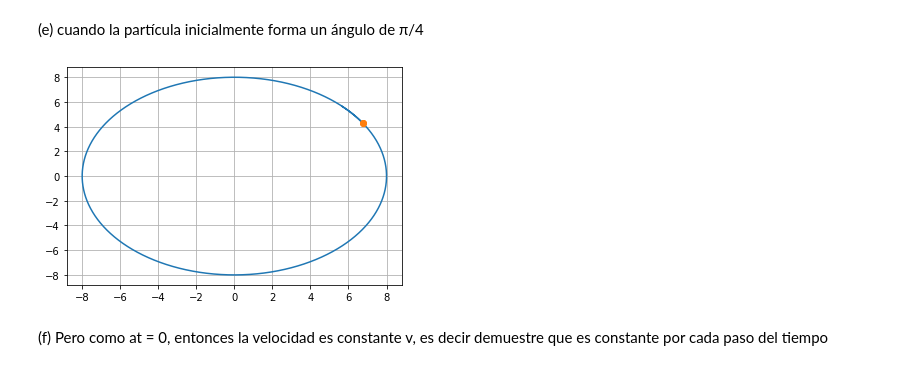
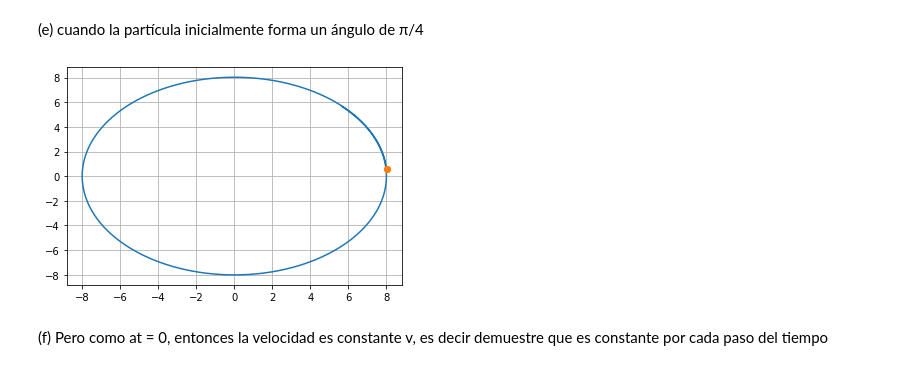
Before and after one commit to Nelson-Fuentes/Universidad, a Jupyter notebook: Fisica Computacional/Tarea/Laboratorio 4.ipynb, the cells around one changed output. Cells and saved outputs as stored; diff of their text form; code cells hidden in the pictures.

```diff
--- a/Fisica Computacional/Tarea/Laboratorio 4.ipynb
+++ b/Fisica Computacional/Tarea/Laboratorio 4.ipynb
@@ -16,7 +16,7 @@ from mpl_toolkits.mplot3d.axes3d import get_test_data
 a = 2
 r = 8
 m = 5
-h = 0.0001
+h = 0.001
 # %% [markdown]
 (a) x0 = r, y0 = 0, vx0 = 0, vy0 = +4 m/s
 # %%
@@ -110,27 +111,27 @@ plt.grid()
 # %%
 fig = plt.figure()
 p0 = np.array([ math.cos(math.pi/4)*r , math.sin(math.pi/4)*r ])
 v0 = np.array([ 4* math.cos(math.pi/4), -4*math.sin(math.pi/4)])
 a0 = np.array([ 0 , 0 ])
 
 
 
 pf = p0
 xs = [p0[0] ]
 ys = [p0[1] ]
-for i in np.arange(0 , 13, h):
+for i in np.arange(0 , 14, h):
     a0 = p0*(-a/r)
     p0 = pf
     pf = pf + v0*h
     v0 = v0 + a0*h
     xs.append(pf[0])
     ys.append(pf[1])
 
 plt.plot(xs, ys)
 plt.plot([p0[0], p0[0]], [p0[1], p0[1]], 'o')
 plt.grid()
 # %% [output]
-[figure, old version]
+[figure, new version]
 # %% [markdown]
 (f) Pero como at = 0, entonces la velocidad es constante v, es decir demuestre que es constante por cada paso del tiempo
 # %%
```
Also changed, not shown: parts of 9 cells of this notebook, 11 other files.
